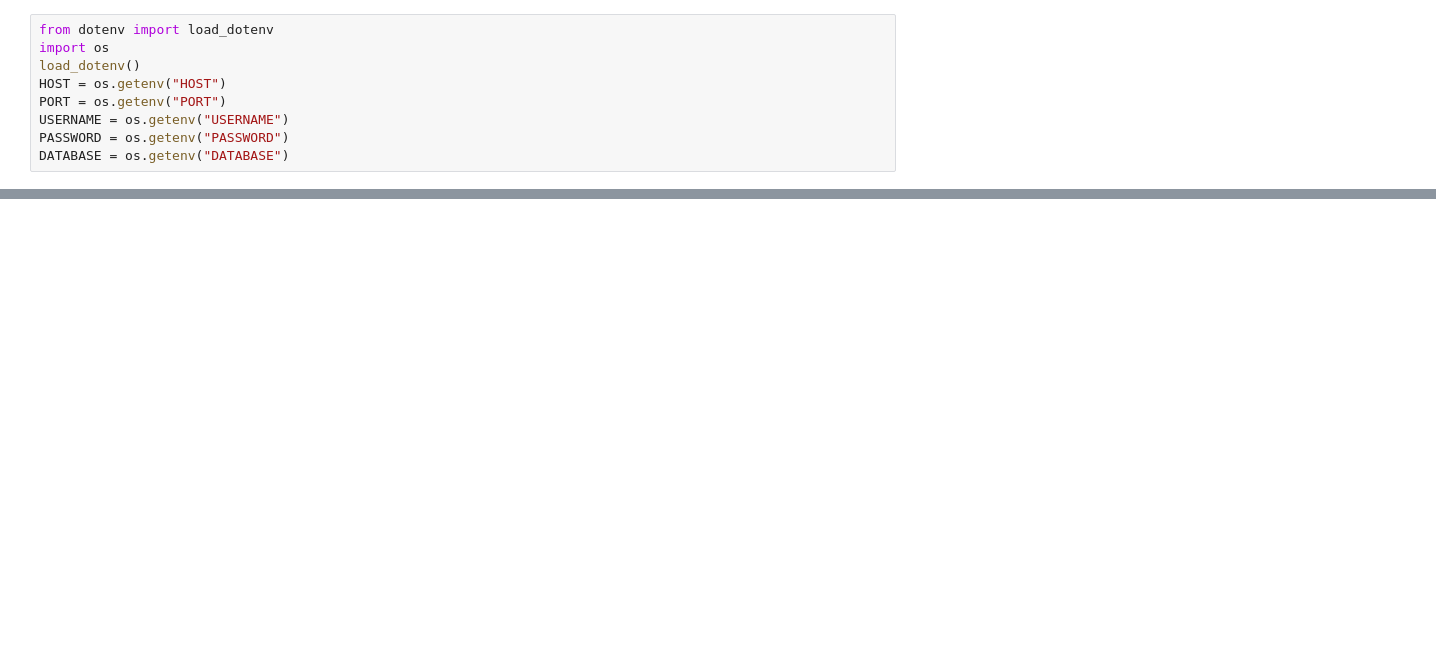
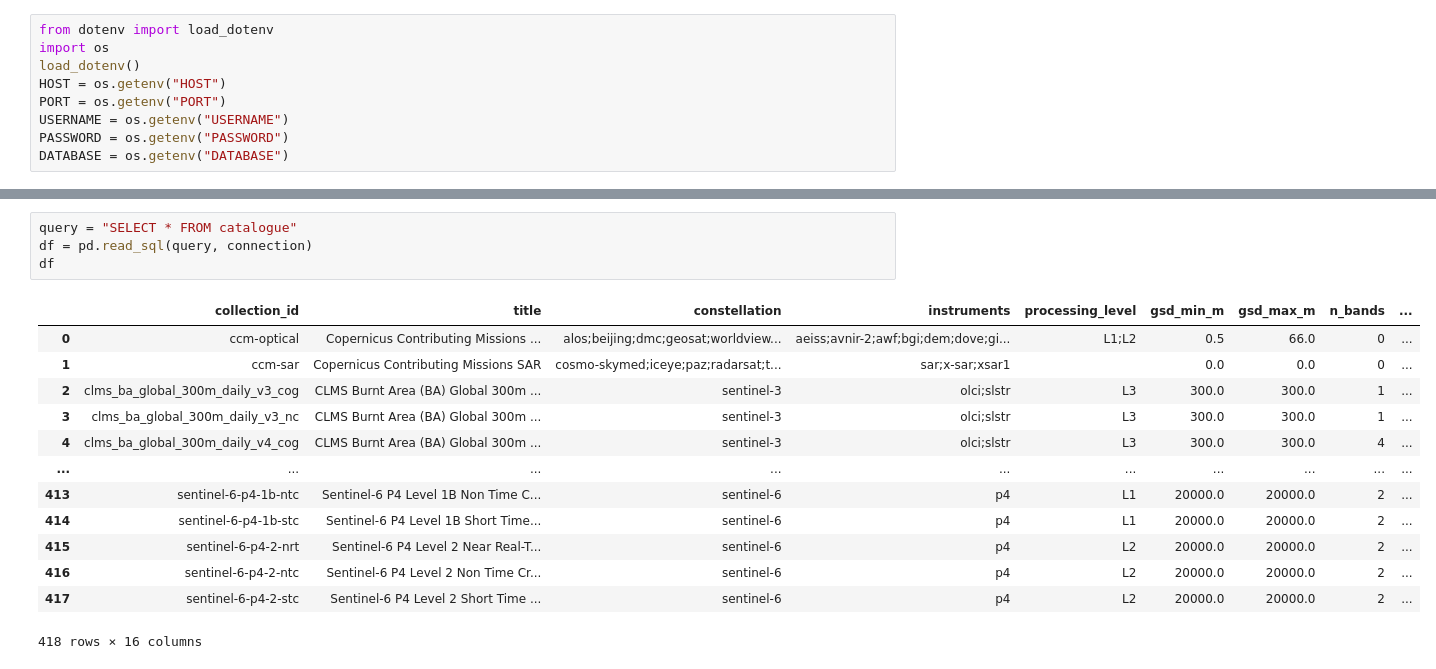
Before and after one commit to Inpatch/Esa_case, a Jupyter notebook: test.ipynb, the cells around one changed output, grey strips where cells are left out. Saved outputs shown, nothing was run; the diff lists cells and outputs as text; blank space fills up the shorter version.

Commit message:
added table

```diff
--- a/test.ipynb
+++ b/test.ipynb
@@ -29,0 +110,18 @@ ProgrammingError: 1045 (28000): Access denied for user 'inpatch'@'130.226.132.96
+# %%
+query = "SELECT * FROM catalogue"
+df = pd.read_sql(query, connection)
+df
+# %% [output]
+|  | collection_id | title | constellation | instruments | processing_level | gsd_min_m | gsd_max_m | n_bands | ... |
+| 0 | ccm-optical | Copernicus Contributing Missions ... | alos;beijing;dmc;geosat;worldview... | aeiss;avnir-2;awf;bgi;dem;dove;gi... | L1;L2 | 0.5 | 66.0 | 0 | ... |
+| 1 | ccm-sar | Copernicus Contributing Missions SAR | cosmo-skymed;iceye;paz;radarsat;t... | sar;x-sar;xsar1 |  | 0.0 | 0.0 | 0 | ... |
+| 2 | clms_ba_global_300m_daily_v3_cog | CLMS Burnt Area (BA) Global 300m ... | sentinel-3 | olci;slstr | L3 | 300.0 | 300.0 | 1 | ... |
+| 3 | clms_ba_global_300m_daily_v3_nc | CLMS Burnt Area (BA) Global 300m ... | sentinel-3 | olci;slstr | L3 | 300.0 | 300.0 | 1 | ... |
+| 4 | clms_ba_global_300m_daily_v4_cog | CLMS Burnt Area (BA) Global 300m ... | sentinel-3 | olci;slstr | L3 | 300.0 | 300.0 | 4 | ... |
+| ... | ... | ... | ... | ... | ... | ... | ... | ... | ... |
+| 413 | sentinel-6-p4-1b-ntc | Sentinel-6 P4 Level 1B Non Time C... | sentinel-6 | p4 | L1 | 20000.0 | 20000.0 | 2 | ... |
+| 414 | sentinel-6-p4-1b-stc | Sentinel-6 P4 Level 1B Short Time... | sentinel-6 | p4 | L1 | 20000.0 | 20000.0 | 2 | ... |
+| 415 | sentinel-6-p4-2-nrt | Sentinel-6 P4 Level 2 Near Real-T... | sentinel-6 | p4 | L2 | 20000.0 | 20000.0 | 2 | ... |
+| 416 | sentinel-6-p4-2-ntc | Sentinel-6 P4 Level 2 Non Time Cr... | sentinel-6 | p4 | L2 | 20000.0 | 20000.0 | 2 | ... |
+| 417 | sentinel-6-p4-2-stc | Sentinel-6 P4 Level 2 Short Time ... | sentinel-6 | p4 | L2 | 20000.0 | 20000.0 | 2 | ... |
+418 rows × 16 columns
```
Also changed, not shown: parts of 9 cells of this notebook, 1 other file.
